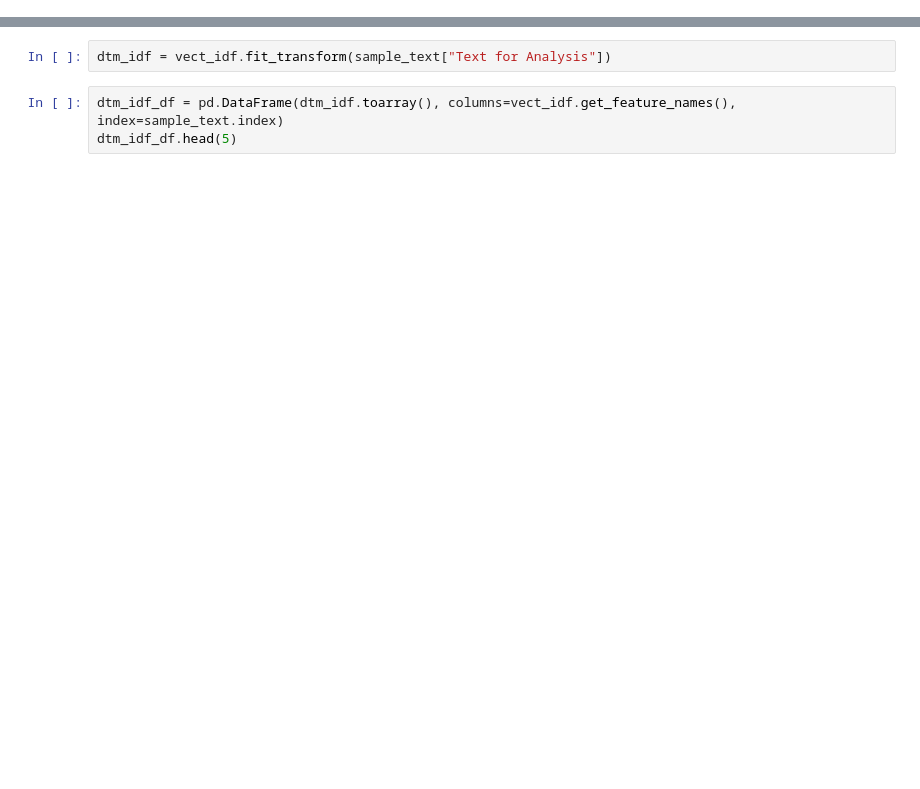
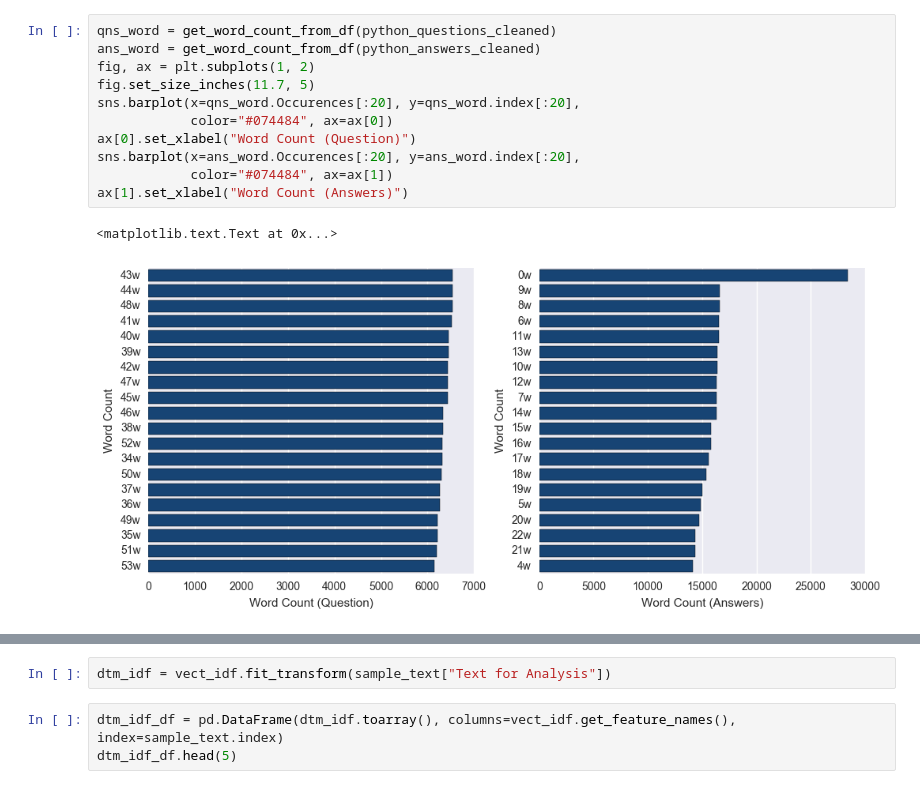
Before and after one commit to terryluzijian/BA-BT4222-Web-Data-Mining, a Jupyter notebook: Stack Overflow Questions and Answers (10% Sample, Python and Tags).ipynb, the cells around one changed output, grey strips where cells are left out. Drawn from its saved outputs; the diff is of its cells as text; blank space fills up the shorter version.

```diff
--- a/Stack Overflow Questions and Answers (10% Sample, Python and Tags).ipynb
+++ b/Stack Overflow Questions and Answers (10% Sample, Python and Tags).ipynb
@@ -367,0 +513,14 @@ sample_text["Text for Analysis"] = sentence
+# %%
+qns_word = get_word_count_from_df(python_questions_cleaned)
+ans_word = get_word_count_from_df(python_answers_cleaned)
+fig, ax = plt.subplots(1, 2)
+fig.set_size_inches(11.7, 5)
+sns.barplot(x=qns_word.Occurences[:20], y=qns_word.index[:20],
+            color="#074484", ax=ax[0])
+ax[0].set_xlabel("Word Count (Question)")
+sns.barplot(x=ans_word.Occurences[:20], y=ans_word.index[:20],
+            color="#074484", ax=ax[1])
+ax[1].set_xlabel("Word Count (Answers)")
+# %% [output]
+<matplotlib.text.Text at 0x...>
+[figure, added]
```
Also changed, not shown: parts of 177 cells of this notebook.
